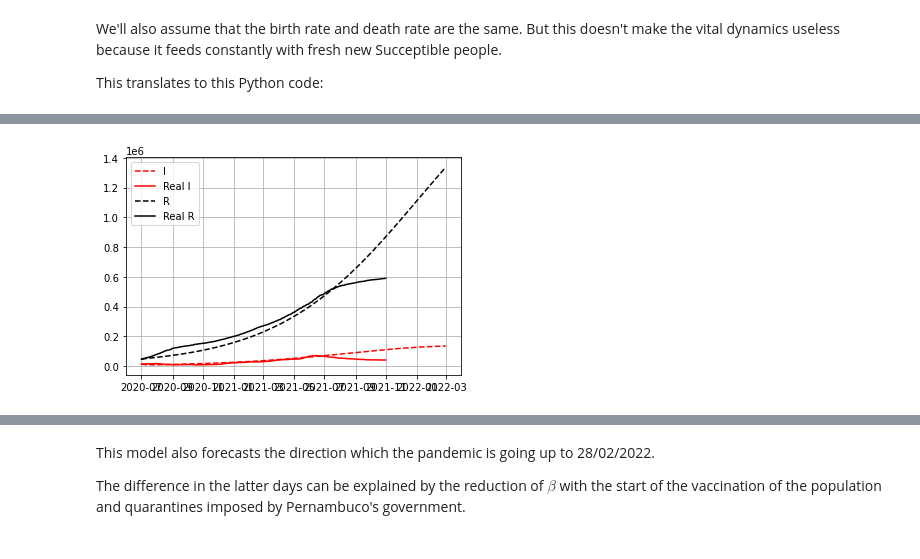
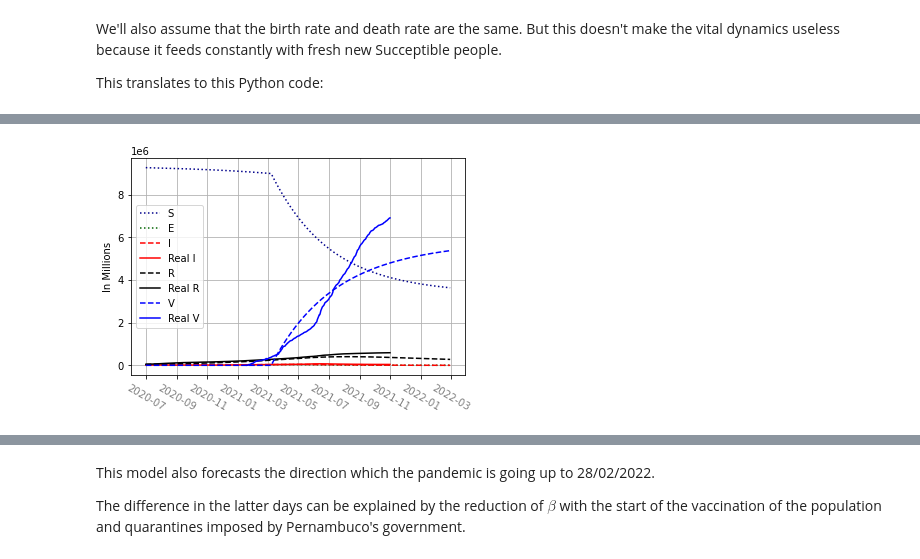
Before and after one commit to gbrls/Covid19NumericalAnalisys, a Jupyter notebook: main.ipynb, the cells around one changed output, grey strips where cells are left out. Saved outputs shown, nothing was run; the diff lists cells and outputs as text; code cells hidden in the pictures.

```diff
--- a/main.ipynb
+++ b/main.ipynb
@@ -63,0 +88,17 @@ df
+# %%
+def get_vaccines():
+    cols = ['date', 'state', 'vaccinated', 'vaccinated_second']
+    df = pd.read_csv('./cases-brazil-states.csv', usecols=cols)
+    df.filter
+
+    datetime_series = pd.to_datetime(df['date'])
+    datetime_index = pd.DatetimeIndex(datetime_series.values)
+
+    df=df.set_index(datetime_index)
+
+    df = df.loc[df['state'] == 'PE']
+    df = df.loc['2020-07-01':'2021-10-31']
+
+    return df
+
+data = get_vaccines()
@@ -64,3 +139,28 @@ df
+# %%
+def SEIRV_builder(N=real_total_pop,  beta=0.074, mu=0.0028, a=1/14, zeta=None, gamma=1/18, vaccine_start=250, vaccine_rate=0.005):
+
+    beta /= N
+
+    def SEIRV(u, t):
+
+
+        S = u[0]
+        E = u[1]
+        I = u[2]
+        R = u[3]
+        V = u[4]
+
+        # Gamma is  Infecctious period https://www.nature.com/articles/s41467-020-20568-4
+        # Alpha is  Time that a person takes to become infecctious
+        zeta = vaccine_rate * np.heaviside(t-vaccine_start, 0)
+        return [
+            mu*N - mu*S - beta*S*I -zeta*S,
+            beta*S*I - (mu + a) * E,
+            a*E - (gamma + mu) * I,
+            gamma*I - mu*R,
+            zeta*S - mu*V
+        ]
+    return SEIRV
 # %% [markdown]
 # Abstract
 This is a numerical analysis about COVID-19 in Pernambuco. It's going to model the behaviour of the pandemic between 01/07/2020 and 31/10/2021 and forecast the evolution of the pandemic up to 28/02/2022. We wil use a mix between the SIRV and SIRS model with vital dynamics.
@@ -202,11 +252,5 @@ plt.show()
-# %%
-
-plt.grid()
-plt.plot(rf, I, label="I", color="red", linestyle="dashed")
-plt.plot(df['confirmados'] - (df['obitos'] + df['recuperados']), label="Real I", color="red")
-plt.plot(rf, R, label="R", color="black", linestyle="dashed")
-plt.plot(df['obitos'] + df['recuperados'], label="Real R", color="black")
-plt.legend()
-plt.show()
-# %% [output]
-[figure, removed]
+# %%
+u = [model_pop - (model_pop * model_infected),0, model_pop * model_infected,model_pop * model_recovered, 0]
+plot_model(SEIRV_builder(), u)
+# %% [output]
+[figure, added]
```
Also changed, not shown: parts of 21 cells of this notebook, 3 other files.
